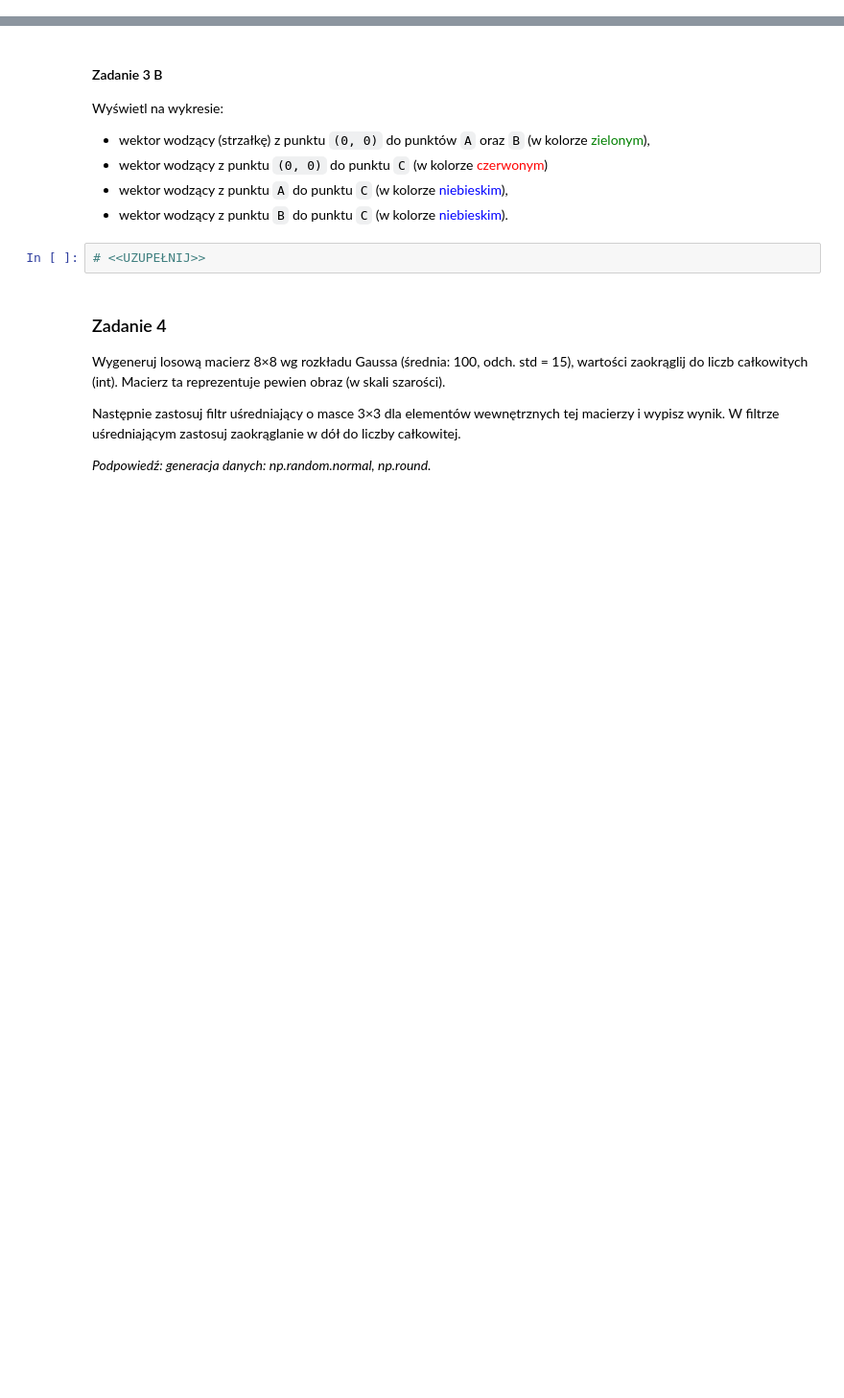
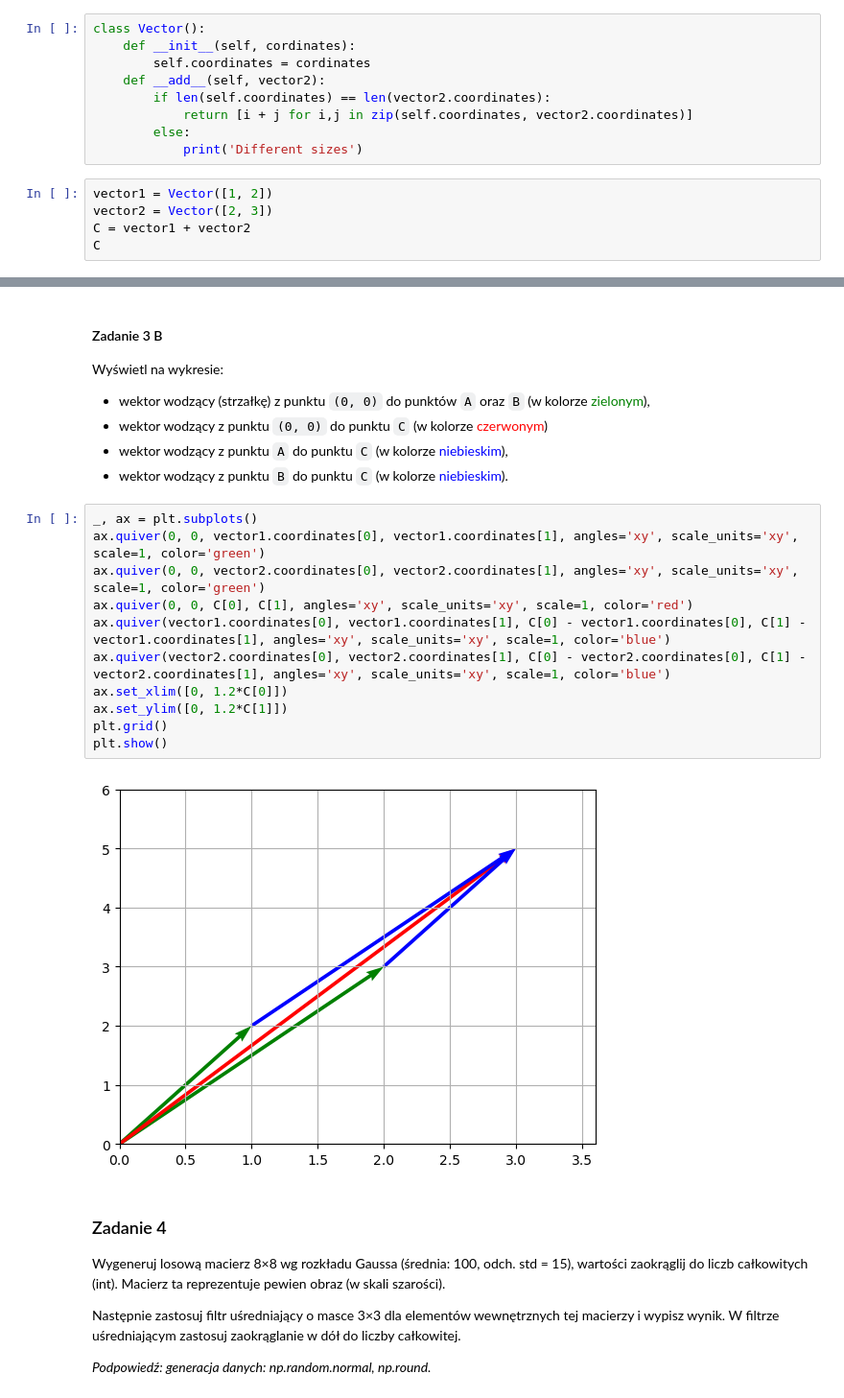
Before and after one commit to HaZhul/AMUM, a Jupyter notebook: AMUM3/Lab03.ipynb, the cells around one changed output, grey strips where cells are left out. Shown at 96% size. Cells and saved outputs as stored; diff of their text form; blank space fills up the shorter version.

```diff
--- a/AMUM3/Lab03.ipynb
+++ b/AMUM3/Lab03.ipynb
@@ -150,3 +172,17 @@ Utwórz przykładowe dane (inne niż w zadaniu 1). Minimum 5 produktów.
 Utwórz dwa wektory dwuelementowe `A` i `B` (dowolne wartości dodatnie).
 
 Następnie wykonaj sumowanie elementów obu wektorów i zapisz w zmiennej `C`.
+# %%
+class Vector():
+    def __init__(self, cordinates):
+        self.coordinates = cordinates
+    def __add__(self, vector2):
+        if len(self.coordinates) == len(vector2.coordinates):
+            return [i + j for i,j in zip(self.coordinates, vector2.coordinates)]
+        else:
+            print('Different sizes')
+# %%
+vector1 = Vector([1, 2])
+vector2 = Vector([2, 3])
+C = vector1 + vector2
+C
@@ -159,7 +197,18 @@ Wyświetl na wykresie:
 - wektor wodzący z punktu `A` do punktu `C` (w kolorze <font color='blue'>niebieskim</font>),
 - wektor wodzący z punktu `B` do punktu `C` (w kolorze <font color='blue'>niebieskim</font>).
 # %%
-# <<UZUPEŁNIJ>>
+_, ax = plt.subplots()
+ax.quiver(0, 0, vector1.coordinates[0], vector1.coordinates[1], angles='xy', scale_units='xy', scale=1, color='green')
+ax.quiver(0, 0, vector2.coordinates[0], vector2.coordinates[1], angles='xy', scale_units='xy', scale=1, color='green')
+ax.quiver(0, 0, C[0], C[1], angles='xy', scale_units='xy', scale=1, color='red')
+ax.quiver(vector1.coordinates[0], vector1.coordinates[1], C[0] - vector1.coordinates[0], C[1] - vector1.coordinates[1], angles='xy', scale_units='xy', scale=1, color='blue')
+ax.quiver(vector2.coordinates[0], vector2.coordinates[1], C[0] - vector2.coordinates[0], C[1] - vector2.coordinates[1], angles='xy', scale_units='xy', scale=1, color='blue')
+ax.set_xlim([0, 1.2*C[0]])
+ax.set_ylim([0, 1.2*C[1]])
+plt.grid()
+plt.show()
+# %% [output]
+[figure, added]
 # %% [markdown]
 ### Zadanie 4
 
```
Also changed, not shown: parts of 6 cells of this notebook, 2 other files.
